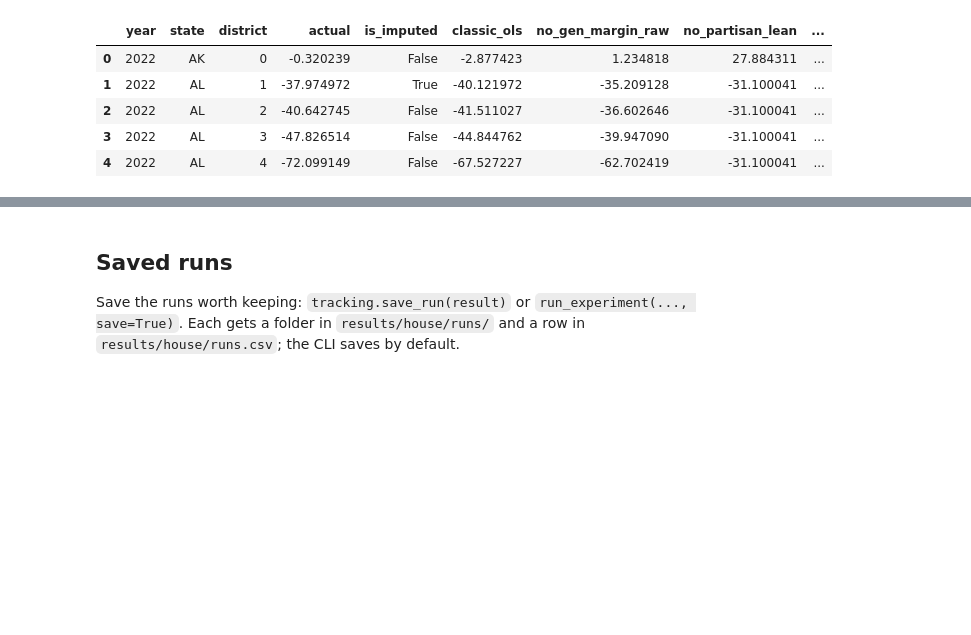
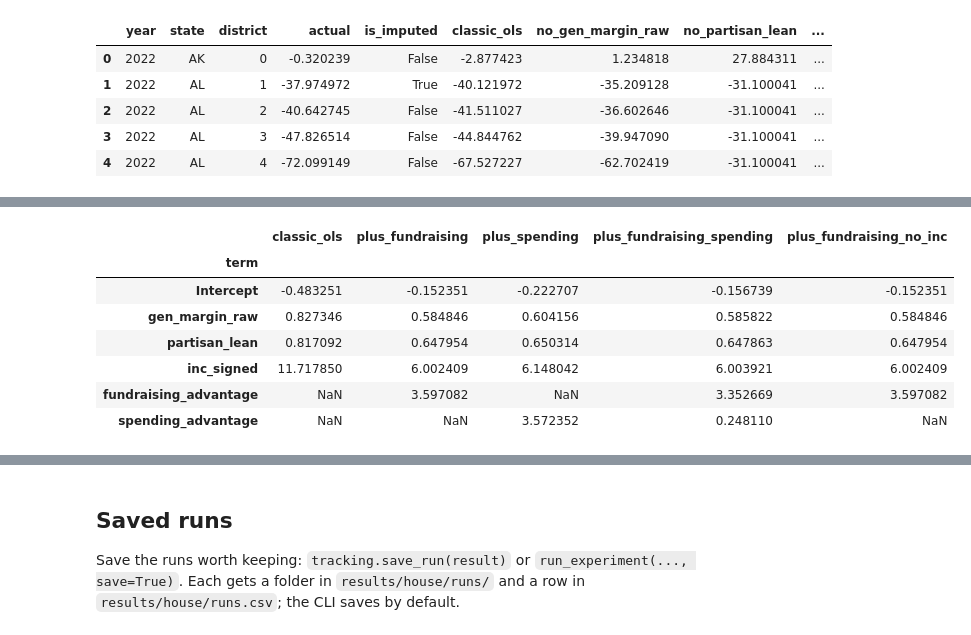
Before and after one commit to elijahsong/election-2026, a Jupyter notebook: notebooks/house/01_regression.ipynb, the cells around one changed output, grey strips where cells are left out. Drawn from its saved outputs; the diff is of its cells as text; code cells hidden in the pictures; blank space fills up the shorter version.

```diff
--- a/notebooks/house/01_regression.ipynb
+++ b/notebooks/house/01_regression.ipynb
@@ -257,0 +354,14 @@ worst[["year", "state", "district"]].merge(predictions, on=["year", "state", "di
+# %%
+import pandas as pd
+
+# each run's coefficients (rows: terms, columns: runs); blank where a run doesn't use the term
+pd.concat({run.config["name"]: run.coefficients["coef"] for run in [fec_base, *fec_variants]}, axis=1)
+# %% [output]
+|  | classic_ols | plus_fundraising | plus_spending | plus_fundraising_spending | plus_fundraising_no_inc |
+| term |  |  |  |  |  |
+| Intercept | -0.483251 | -0.152351 | -0.222707 | -0.156739 | -0.152351 |
+| gen_margin_raw | 0.827346 | 0.584846 | 0.604156 | 0.585822 | 0.584846 |
+| partisan_lean | 0.817092 | 0.647954 | 0.650314 | 0.647863 | 0.647954 |
+| inc_signed | 11.717850 | 6.002409 | 6.148042 | 6.003921 | 6.002409 |
+| fundraising_advantage | NaN | 3.597082 | NaN | 3.352669 | 3.597082 |
+| spending_advantage | NaN | NaN | 3.572352 | 0.248110 | NaN |
```
Also changed, not shown: parts of 12 cells of this notebook, 8 other files.
